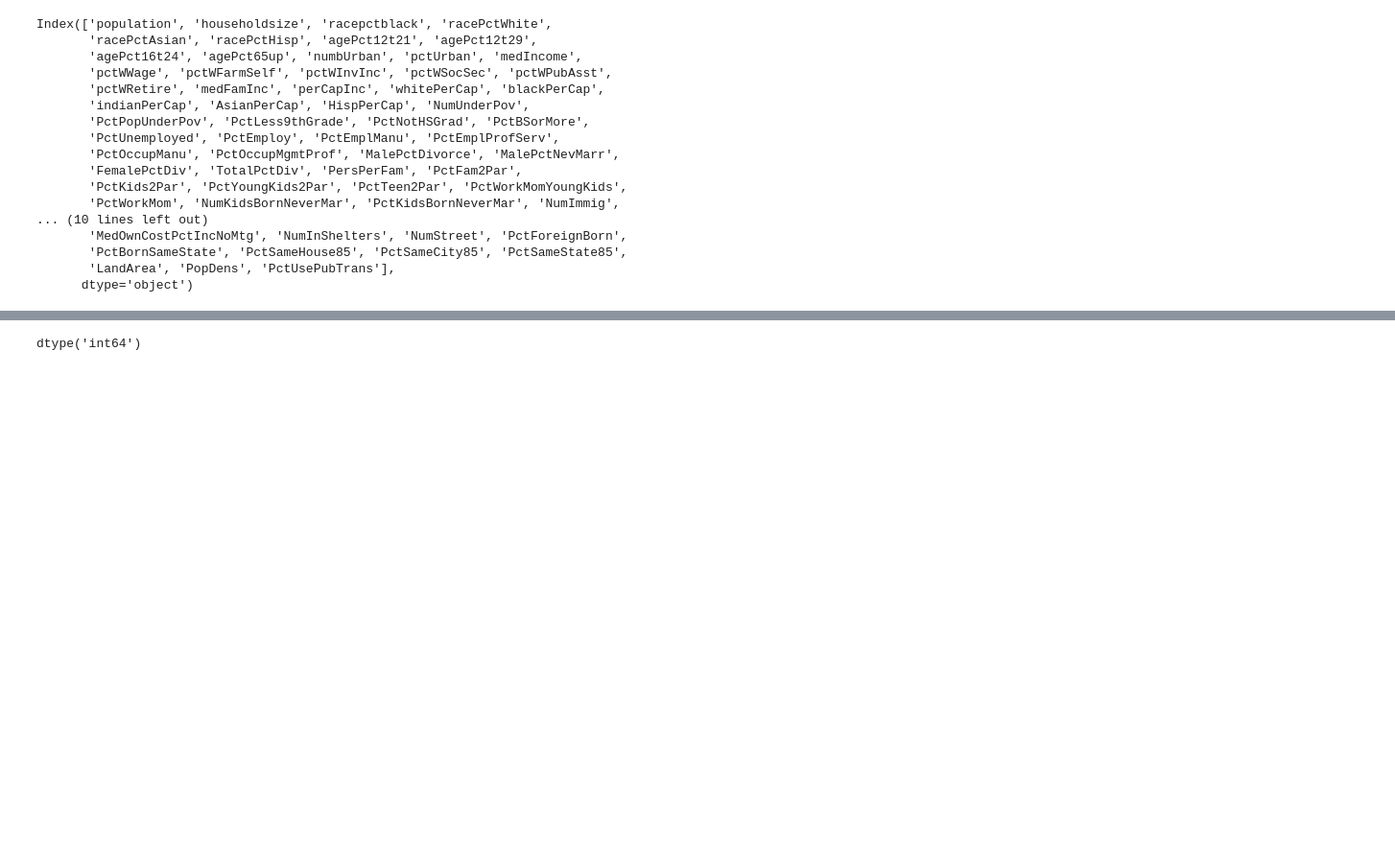
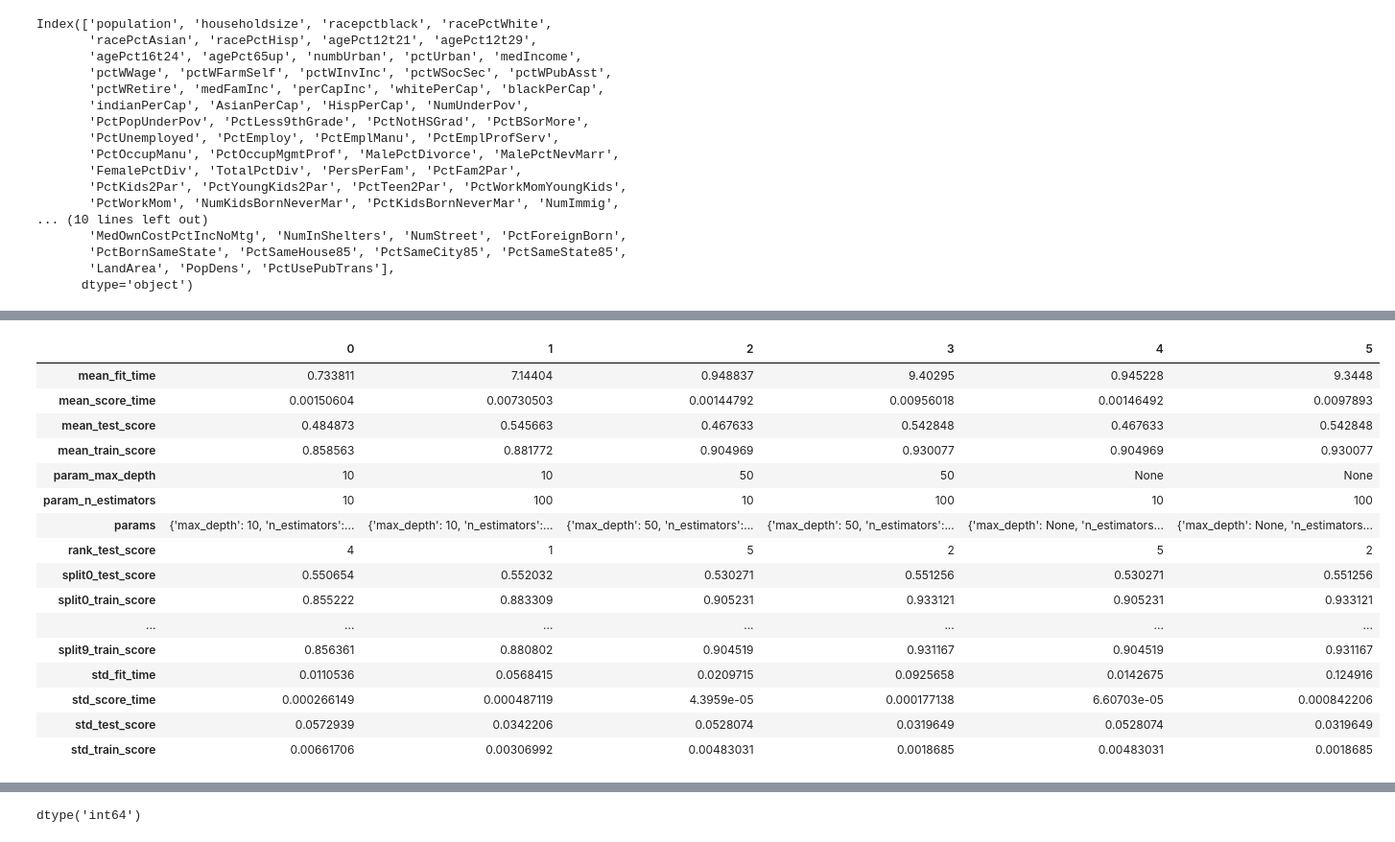
Before and after one commit to llcheng01/unit-4_final_project, a Jupyter notebook: data_exploration.ipynb, the cells around one changed output, grey strips where cells are left out. Shown: that part at 96% size. Cells and saved outputs as stored; diff of their text form; code cells hidden in the pictures; blank space fills up the shorter version.

Commit message:
Feature selection using SelectKBest and GridSearchCV with random forest regressor.

```diff
--- a/data_exploration.ipynb
+++ b/data_exploration.ipynb
@@ -183,0 +198,8 @@ clean.head()
+# %%
+X = clean.values[:,:100]
+
+print(len(X))
+
+y = clean.values[:,111]
+
+print(len(y))
@@ -183,0 +272,13 @@ clean.head()
+# %%
+rf_params = {
+    'n_estimators':[10,100],
+    'max_depth':[10,50,None]
+}
+# %%
+rf_gs = GridSearchCV(RandomForestRegressor(random_state=42),
+                     param_grid= rf_params,
+                     cv=ShuffleSplit(n_splits=10,
+                                     random_state=42),
+                     n_jobs = -1, return_train_score=True)
+# %%
+rf_gs.fit(X, y)
@@ -183,0 +299,22 @@ clean.head()
+# %%
+orig_results = pd.DataFrame(rf_gs.cv_results_)
+
+orig_results.T
+# %% [output]
+|  | 0 | 1 | 2 | 3 | 4 | 5 |
+| mean_fit_time | 0.733811 | 7.14404 | 0.948837 | 9.40295 | 0.945228 | 9.3448 |
+| mean_score_time | 0.00150604 | 0.00730503 | 0.00144792 | 0.00956018 | 0.00146492 | 0.0097893 |
+| mean_test_score | 0.484873 | 0.545663 | 0.467633 | 0.542848 | 0.467633 | 0.542848 |
+| mean_train_score | 0.858563 | 0.881772 | 0.904969 | 0.930077 | 0.904969 | 0.930077 |
+| param_max_depth | 10 | 10 | 50 | 50 | None | None |
+| param_n_estimators | 10 | 100 | 10 | 100 | 10 | 100 |
+| params | {'max_depth': 10, 'n_estimators':... | {'max_depth': 10, 'n_estimators':... | {'max_depth': 50, 'n_estimators':... | {'max_depth': 50, 'n_estimators':... | {'max_depth': None, 'n_estimators... | {'max_depth': None, 'n_estimators... |
+| rank_test_score | 4 | 1 | 5 | 2 | 5 | 2 |
+| split0_test_score | 0.550654 | 0.552032 | 0.530271 | 0.551256 | 0.530271 | 0.551256 |
+| split0_train_score | 0.855222 | 0.883309 | 0.905231 | 0.933121 | 0.905231 | 0.933121 |
+| ... | ... | ... | ... | ... | ... | ... |
+| split9_train_score | 0.856361 | 0.880802 | 0.904519 | 0.931167 | 0.904519 | 0.931167 |
+| std_fit_time | 0.0110536 | 0.0568415 | 0.0209715 | 0.0925658 | 0.0142675 | 0.124916 |
+| std_score_time | 0.000266149 | 0.000487119 | 4.3959e-05 | 0.000177138 | 6.60703e-05 | 0.000842206 |
+| std_test_score | 0.0572939 | 0.0342206 | 0.0528074 | 0.0319649 | 0.0528074 | 0.0319649 |
+| std_train_score | 0.00661706 | 0.00306992 | 0.00483031 | 0.0018685 | 0.00483031 | 0.0018685 |
```
Also changed, not shown: parts of 47 cells of this notebook, 1 other file.
